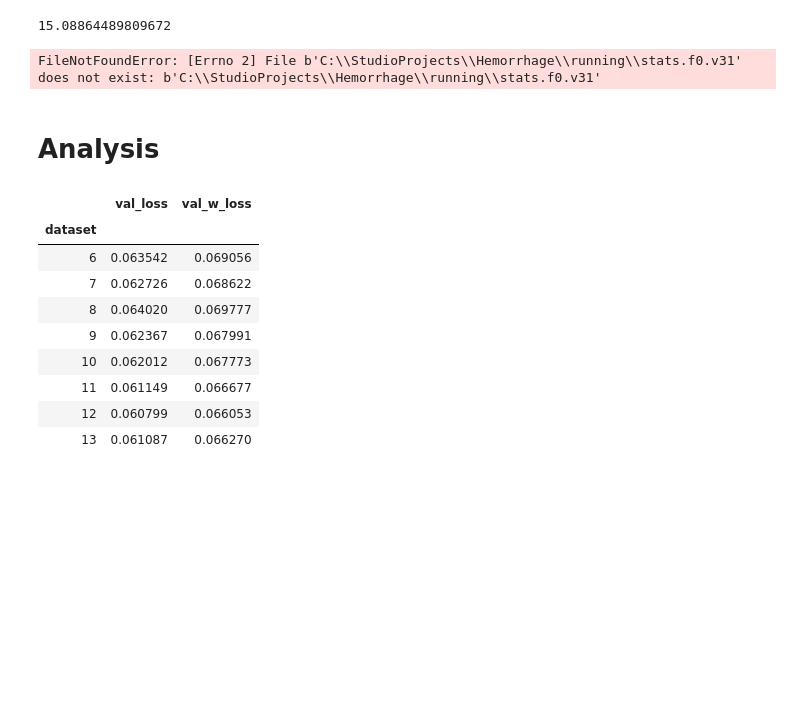
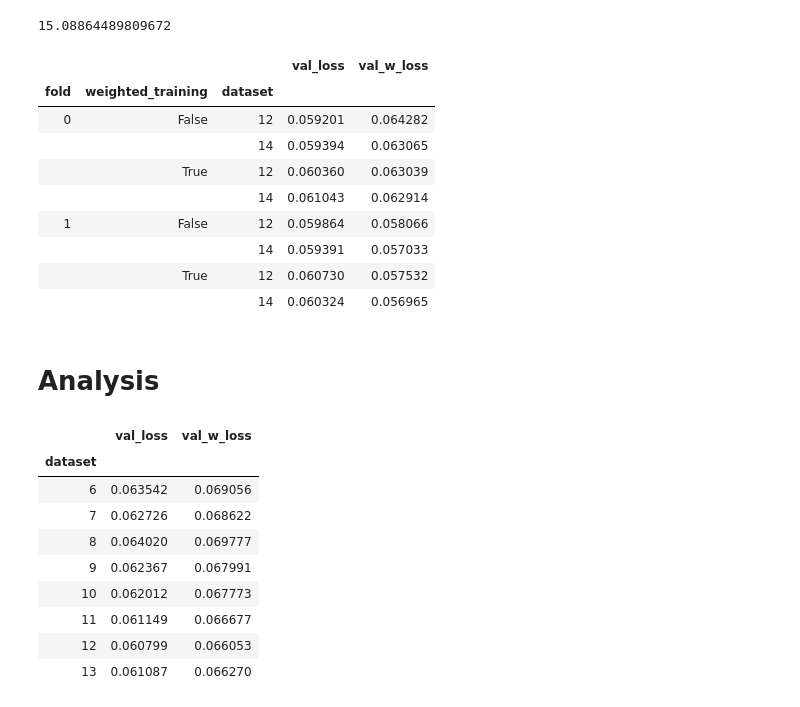
Before and after one commit to nosound2/RSNA-Hemorrhage, a Jupyter notebook: notebooks/Training.ipynb, the cells around one changed output. Cells and saved outputs as stored; diff of their text form; code cells hidden in the pictures; blank space fills up the shorter version.

Commit message:
running

```diff
--- a/notebooks/Training.ipynb
+++ b/notebooks/Training.ipynb
@@ -97,9 +176,28 @@ total time 2074.936990737915
 # %% [output]
 15.08864489809672
 # %%
-pd.read_csv(PATH_WORK/'stats.f{}.v{}'.format(0,31))
+stats1 = pd.concat([pd.read_csv(PATH_WORK/'stats.f{}.v{}'.format(0,31)),
+                    pd.read_csv(PATH_WORK/'stats.f{}.v{}'.format(1,31))], axis=0, sort=False)
-# %% [output]
-FileNotFoundError: [Errno 2] File b'C:\\StudioProjects\\Hemorrhage\\running\\stats.f0.v31' does not exist: b'C:\\StudioProjects\\Hemorrhage\\running\\stats.f0.v31'
+# %%
+stats2 = pd.concat([pd.read_csv(PATH_WORK/'stats.f{}.v{}'.format(0,32)),
+                    pd.read_csv(PATH_WORK/'stats.f{}.v{}'.format(1,32))], axis=0, sort=False)
+# %%
+stats = pd.concat([stats1.loc[stats1.epoch == 13], stats2.loc[stats2.epoch == 3]])
+# %%
+stats['weighted_training'] = stats.epoch == 3
+# %%
+stats.groupby(['fold','weighted_training','dataset'])[['val_loss','val_w_loss']].mean()
+# %% [output]
+|  |  |  | val_loss | val_w_loss |
+| fold | weighted_training | dataset |  |  |
+| 0 | False | 12 | 0.059201 | 0.064282 |
+|  |  | 14 | 0.059394 | 0.063065 |
+|  | True | 12 | 0.060360 | 0.063039 |
+|  |  | 14 | 0.061043 | 0.062914 |
+| 1 | False | 12 | 0.059864 | 0.058066 |
+|  |  | 14 | 0.059391 | 0.057033 |
+|  | True | 12 | 0.060730 | 0.057532 |
+|  |  | 14 | 0.060324 | 0.056965 |
 # %% [markdown]
 # Analysis
 # %%
```
Also changed, not shown: parts of 15 cells of this notebook, 2 other files.
